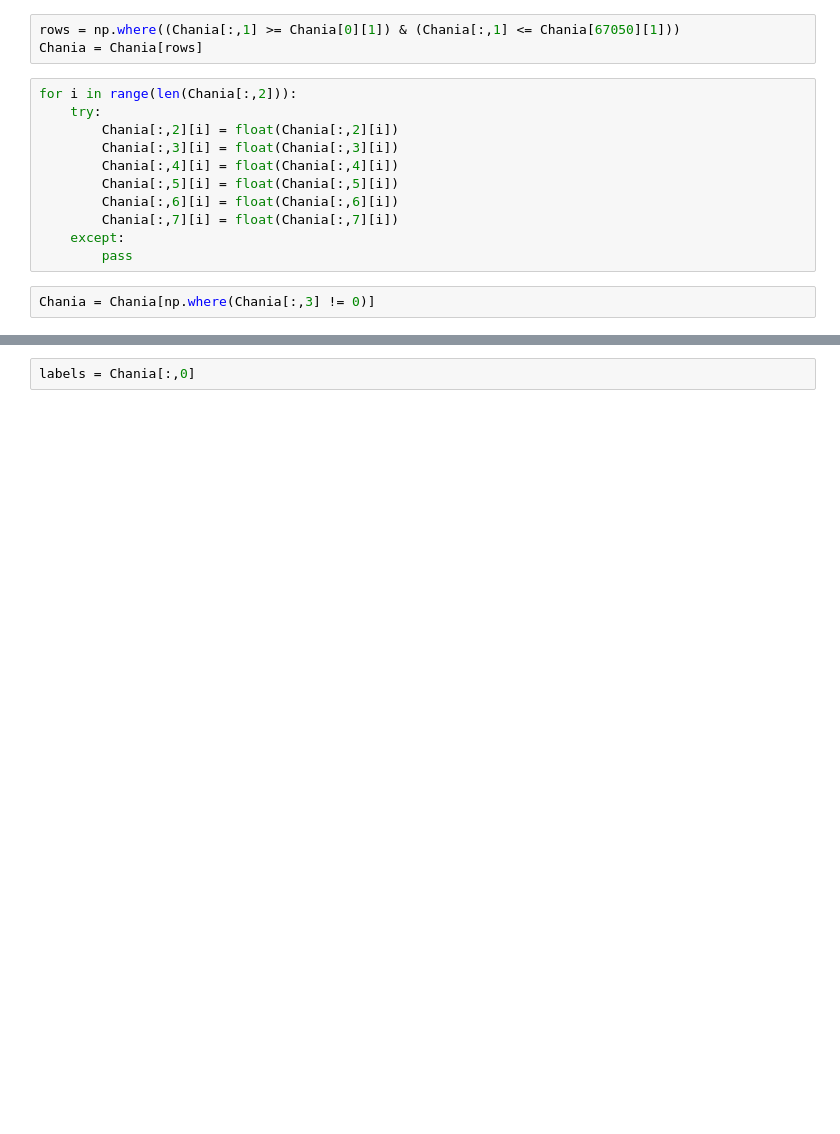
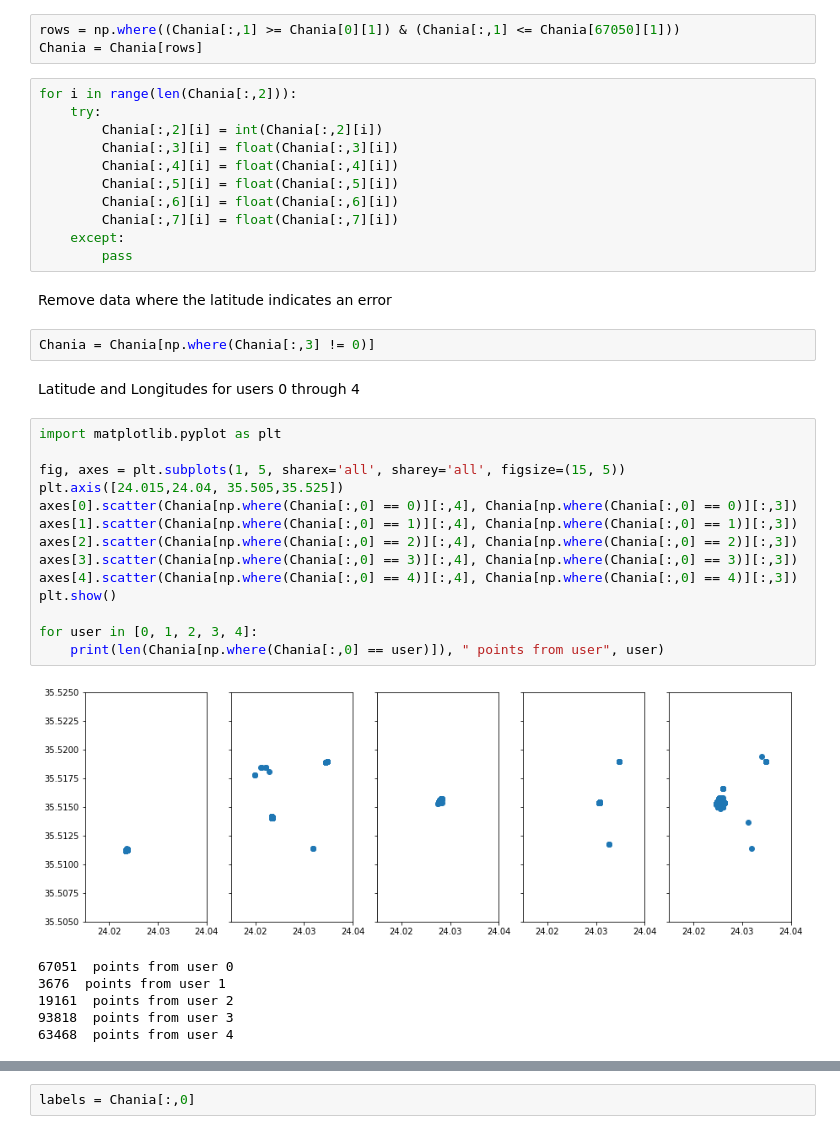
Before and after one commit to lillyclark/privacy-utility, a Jupyter notebook: ChaniaDataset.ipynb, the cells around one changed output, grey strips where cells are left out. Cells and saved outputs as stored; diff of their text form; blank space fills up the shorter version.

```diff
--- a/ChaniaDataset.ipynb
+++ b/ChaniaDataset.ipynb
@@ -25,7 +36,7 @@ Chania = Chania[rows]
 # %%
 for i in range(len(Chania[:,2])):
     try:
-        Chania[:,2][i] = float(Chania[:,2][i])
+        Chania[:,2][i] = int(Chania[:,2][i])
         Chania[:,3][i] = float(Chania[:,3][i])
         Chania[:,4][i] = float(Chania[:,4][i])
         Chania[:,5][i] = float(Chania[:,5][i])
@@ -33,5 +44,30 @@ for i in range(len(Chania[:,2])):
         Chania[:,7][i] = float(Chania[:,7][i])
     except:
         pass
+# %% [markdown]
+Remove data where the latitude indicates an error
 # %%
 Chania = Chania[np.where(Chania[:,3] != 0)]
+# %% [markdown]
+Latitude and Longitudes for users 0 through 4
+# %%
+import matplotlib.pyplot as plt
+
+fig, axes = plt.subplots(1, 5, sharex='all', sharey='all', figsize=(15, 5))
+plt.axis([24.015,24.04, 35.505,35.525])
+axes[0].scatter(Chania[np.where(Chania[:,0] == 0)][:,4], Chania[np.where(Chania[:,0] == 0)][:,3])
+axes[1].scatter(Chania[np.where(Chania[:,0] == 1)][:,4], Chania[np.where(Chania[:,0] == 1)][:,3])
+axes[2].scatter(Chania[np.where(Chania[:,0] == 2)][:,4], Chania[np.where(Chania[:,0] == 2)][:,3])
+axes[3].scatter(Chania[np.where(Chania[:,0] == 3)][:,4], Chania[np.where(Chania[:,0] == 3)][:,3])
+axes[4].scatter(Chania[np.where(Chania[:,0] == 4)][:,4], Chania[np.where(Chania[:,0] == 4)][:,3])
+plt.show()
+
+for user in [0, 1, 2, 3, 4]:
+    print(len(Chania[np.where(Chania[:,0] == user)]), " points from user", user)
+# %% [output]
+[figure, added]
+67051  points from user 0
+3676  points from user 1
+19161  points from user 2
+93818  points from user 3
+63468  points from user 4
```
Also changed, not shown: parts of 52 cells of this notebook.
